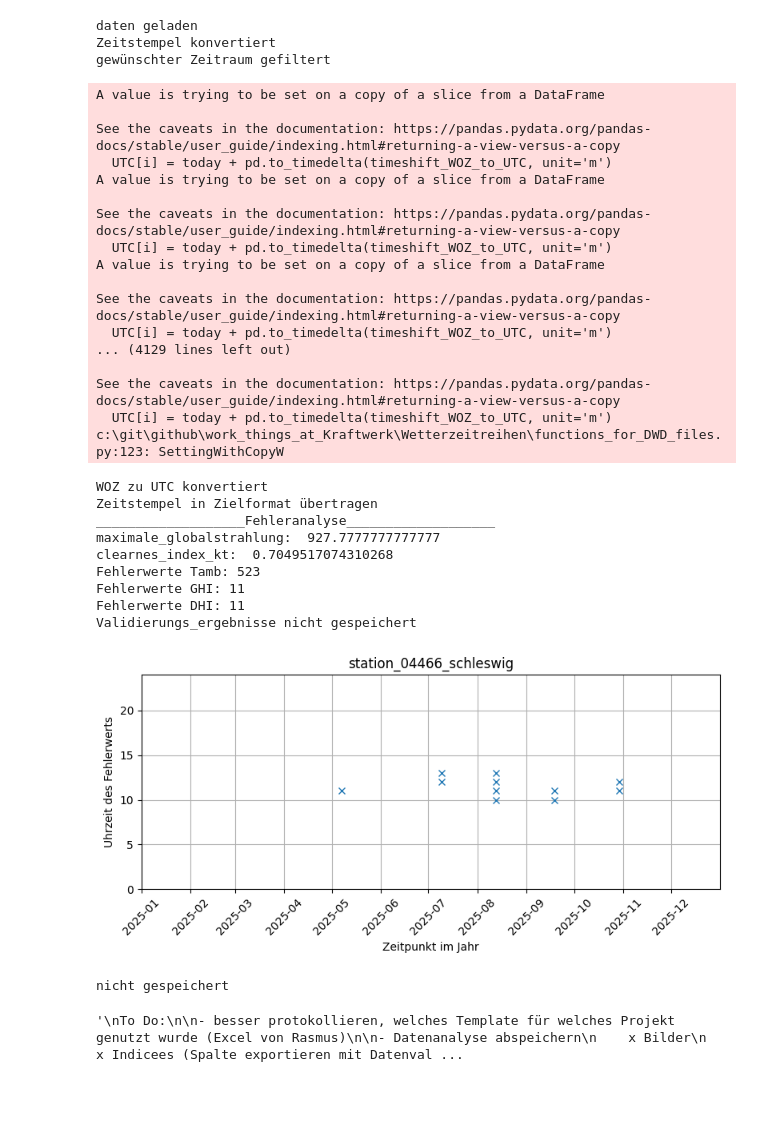
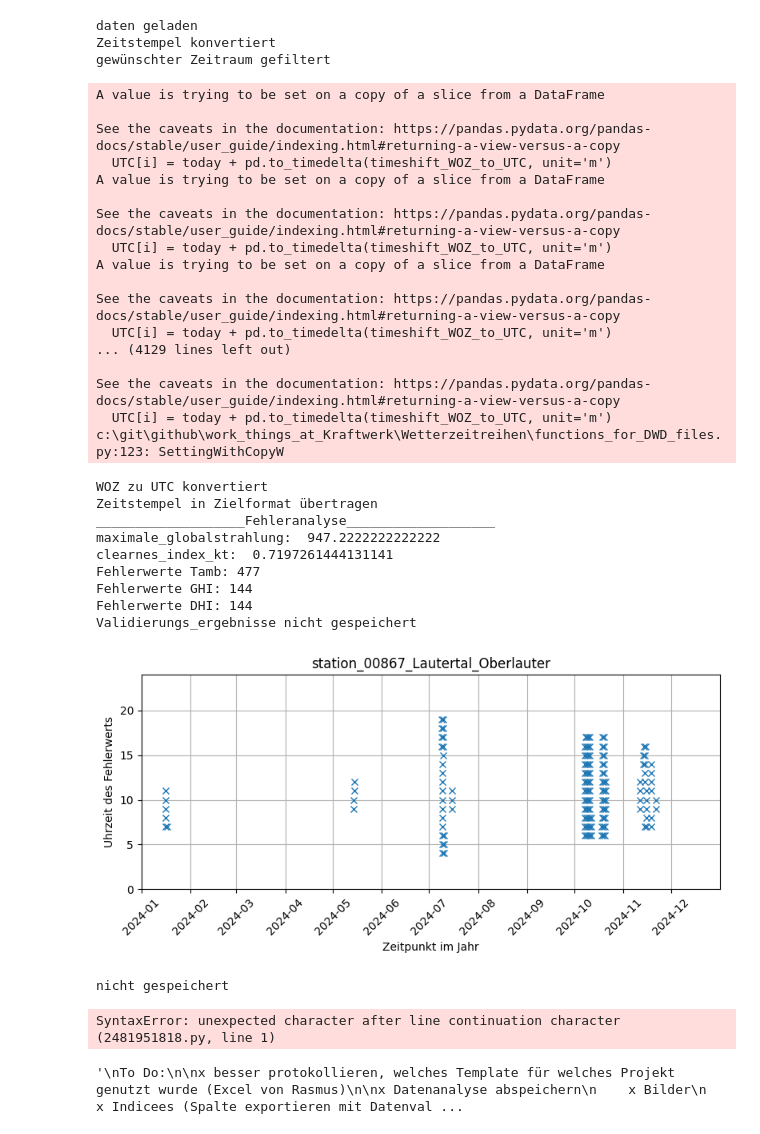
Before and after one commit to CasGross/work_things_at_Kraftwerk, a Jupyter notebook: Wetterzeitreihen/dwd_to_csv_hourly_timeshift_hauptfunktion.ipynb, the cells around one changed output. Drawn from its saved outputs; the diff is of its cells as text; code cells hidden in the pictures; blank space fills up the shorter version.

```diff
--- a/Wetterzeitreihen/dwd_to_csv_hourly_timeshift_hauptfunktion.ipynb
+++ b/Wetterzeitreihen/dwd_to_csv_hourly_timeshift_hauptfunktion.ipynb
@@ -113,51 +121,72 @@ name_tamb_2 = 'produkt_tu_stunde_20240815_20260215_04466_Schleswig.csv'
 meta_data_1 = 'Metadaten_Geographie_04466_schleswig.txt'
 stationsID_2 = 'station_04466_schleswig'
 Schleswig = [name_GHI_2,name_tamb_2,meta_data_1, stationsID_2]
+
+# Lautertal_Oberlauter
+
+name_GHI_2 = 'produkt_st_stunde_20210101_20251231_00867_Lautertal_Oberlauter.txt'
+name_tamb_2 = 'produkt_tu_stunde_20240815_20260215_00867_Lautertal_Oberlauter.txt'
+meta_data_1 = 'Metadaten_Geographie_00867_Lautertal_Oberlauter.txt'
+stationsID_2 = 'station_00867_Lautertal_Oberlauter'
+Lautertal_Oberlauter = [name_GHI_2,name_tamb_2,meta_data_1, stationsID_2]
+
+
+# Nuernberg
+name_GHI_2 = 'produkt_st_stunde_20090101_20251231_03668_Nuernberg.txt'
+name_tamb_2 = 'produkt_tu_stunde_20240815_20260215_03668_Nuernberg.txt'
+meta_data_1 = 'Metadaten_Geographie_03668_Nuernberg.txt'
+stationsID_2 = 'station_03668_Nuernberg'
+Nuernberg = [name_GHI_2,name_tamb_2,meta_data_1, stationsID_2]
 # %%
 
 ## Inputs und Auswahl des Jahres
 
 save_validation =    False
 save_as_file =       False
-
-# year = 2004 2024 / 2025 einfach als Zahl
-year = 2025
+site = Lautertal_Oberlauter
+# year = 2004 / 2024 / 2025 einfach als Zahl
+year = 2024
 
 
-wetter_daten_laden_und_auf_fehler_checken(Schleswig ,year , save_validation,  save_as_file )
+
+wetter_daten_laden_und_auf_fehler_checken(site ,year , save_validation,  save_as_file )
 # wetter_daten_laden_und_auf_fehler_checken( Trier_Petrisberg,start, ende, save_validation,  save_as_file )
 # %% [output]
 daten geladen
 Zeitstempel konvertiert
 gewünschter Zeitraum gefiltert
 A value is trying to be set on a copy of a slice from a DataFrame
 
 See the caveats in the documentation: https://pandas.pydata.org/pandas-docs/stable/user_guide/indexing.html#returning-a-view-versus-a-copy
   UTC[i] = today + pd.to_timedelta(timeshift_WOZ_to_UTC, unit='m')
 A value is trying to be set on a copy of a slice from a DataFrame
 
 See the caveats in the documentation: https://pandas.pydata.org/pandas-docs/stable/user_guide/indexing.html#returning-a-view-versus-a-copy
   UTC[i] = today + pd.to_timedelta(timeshift_WOZ_to_UTC, unit='m')
 A value is trying to be set on a copy of a slice from a DataFrame
 
 See the caveats in the documentation: https://pandas.pydata.org/pandas-docs/stable/user_guide/indexing.html#returning-a-view-versus-a-copy
   UTC[i] = today + pd.to_timedelta(timeshift_WOZ_to_UTC, unit='m')
 ... (4129 lines left out)
 
 See the caveats in the documentation: https://pandas.pydata.org/pandas-docs/stable/user_guide/indexing.html#returning-a-view-versus-a-copy
   UTC[i] = today + pd.to_timedelta(timeshift_WOZ_to_UTC, unit='m')
 c:\git\github\work_things_at_Kraftwerk\Wetterzeitreihen\functions_for_DWD_files.py:123: SettingWithCopyW
 WOZ zu UTC konvertiert
 Zeitstempel in Zielformat übertragen
 ___________________Fehleranalyse___________________
-maximale_globalstrahlung:  927.7777777777777
-clearnes_index_kt:  0.7049517074310268
-Fehlerwerte Tamb: 523
-Fehlerwerte GHI: 11
-Fehlerwerte DHI: 11
+maximale_globalstrahlung:  947.2222222222222
+clearnes_index_kt:  0.7197261444131141
+Fehlerwerte Tamb: 477
+Fehlerwerte GHI: 144
+Fehlerwerte DHI: 144
 Validierungs_ergebnisse nicht gespeichert
-[figure, old version]
+[figure, new version]
 nicht gespeichert
+# %%
+C:\Users\CasparGross\KRAFTWERK RPS GmbH\01 - CC\01_CC_NEU\04_CC_PLANNING&IMPLEMENTATION\03_YIELD\06_PVsyst_Import_Custom_Data_DWD\Procedure_Hourly\DWD_Weatherfiles_for_PV_syst\station_00867_Lautertal_Oberlauter
+# %% [output]
+SyntaxError: unexpected character after line continuation character (2481951818.py, line 1)
 # %%
 '''
 To Do:
@@ -176,9 +205,9 @@ x metadaten einsetzen trotz Umlauten
     --> extrahieren statt nur copy- pasten
     --> einfach händisch namen prüfen
 
-- results einheitlich speicher (vermeiden von mehrfach Simulation)
+x results einheitlich speichern (vermeiden von mehrfach Simulation)
 
 
 '''
 # %% [output]
-'\nTo Do:\n\n- besser protokollieren, welches Template für welches Projekt genutzt wurde (Excel von Rasmus)\n\n- Datenanalyse abspeichern\n    x Bilder\n    x Indicees (Spalte exportieren mit Datenval ...
+'\nTo Do:\n\nx besser protokollieren, welches Template für welches Projekt genutzt wurde (Excel von Rasmus)\n\nx Datenanalyse abspeichern\n    x Bilder\n    x Indicees (Spalte exportieren mit Datenval ...
```
Also changed, not shown: parts of 2 cells of this notebook.
